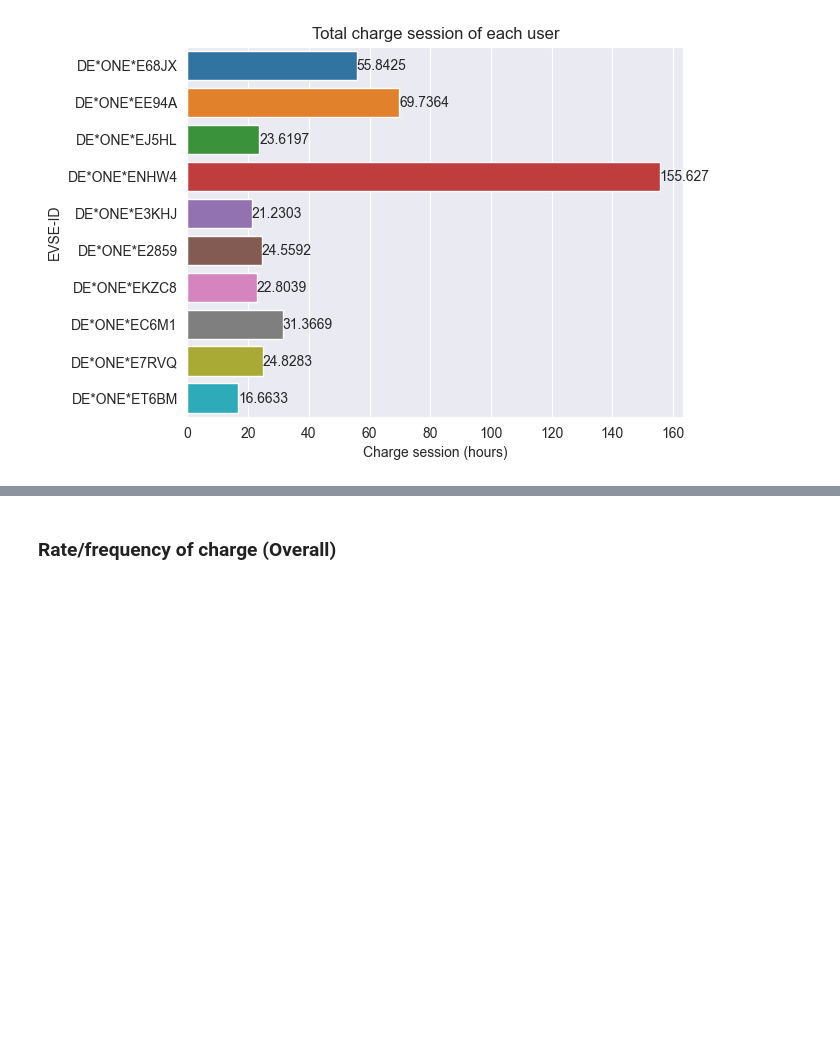
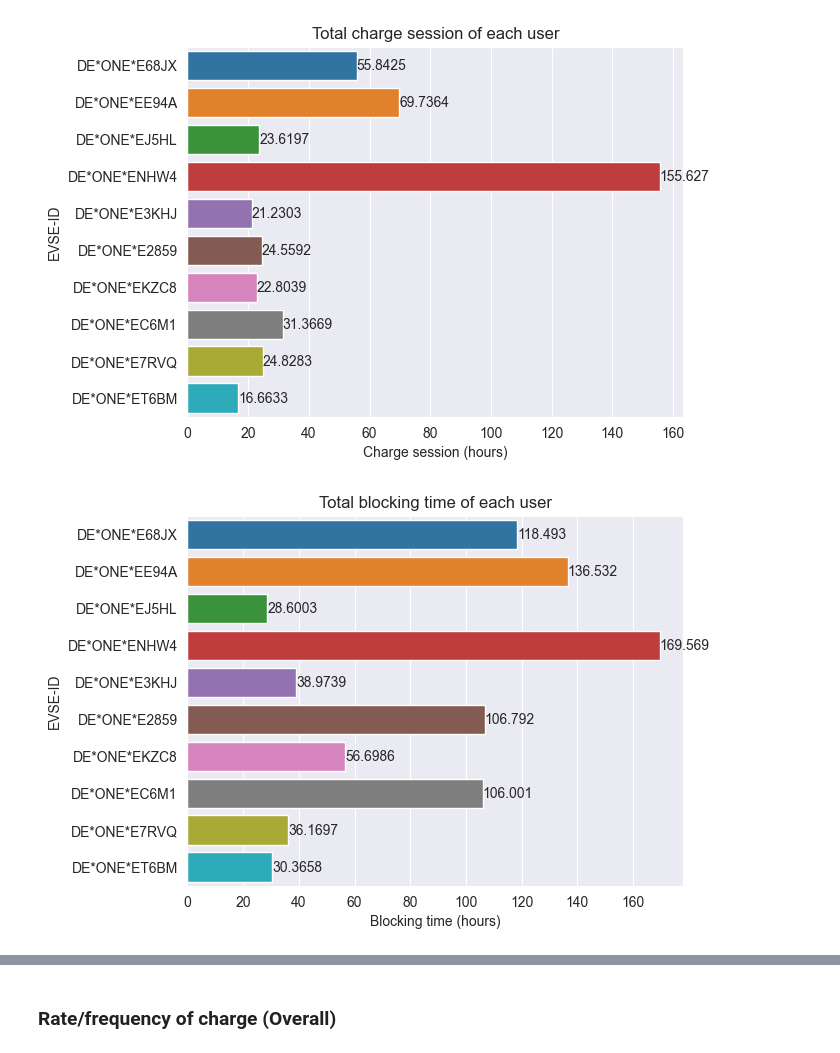
Before and after one commit to Omotayewo/EV-charging-analysis, a Jupyter notebook: Notebooks/Analysis of Electric Vehicle Charging Transactions (Employees).ipynb, the cells around one changed output, grey strips where cells are left out. Drawn from its saved outputs; the diff is of its cells as text; code cells hidden in the pictures; blank space fills up the shorter version.

```diff
--- a/Notebooks/Analysis of Electric Vehicle Charging Transactions (Employees).ipynb
+++ b/Notebooks/Analysis of Electric Vehicle Charging Transactions (Employees).ipynb
@@ -139,3 +139,17 @@ plt.title('Total charge session of each user')
 plt.show()
 # %% [output]
 [figure]
+# %%
+ax = sns.barplot(
+    data=employee_data,
+    y='EVSE-ID',
+    x='Blocking time',
+    estimator='sum',
+    errorbar=None
+)
+ax.bar_label(ax.containers[0], fontsize=10)
+plt.xlabel('Blocking time (hours)')
+plt.title('Total blocking time of each user')
+plt.show()
+# %% [output]
+[figure, added]
```
Also changed, not shown: parts of 57 cells of this notebook.
